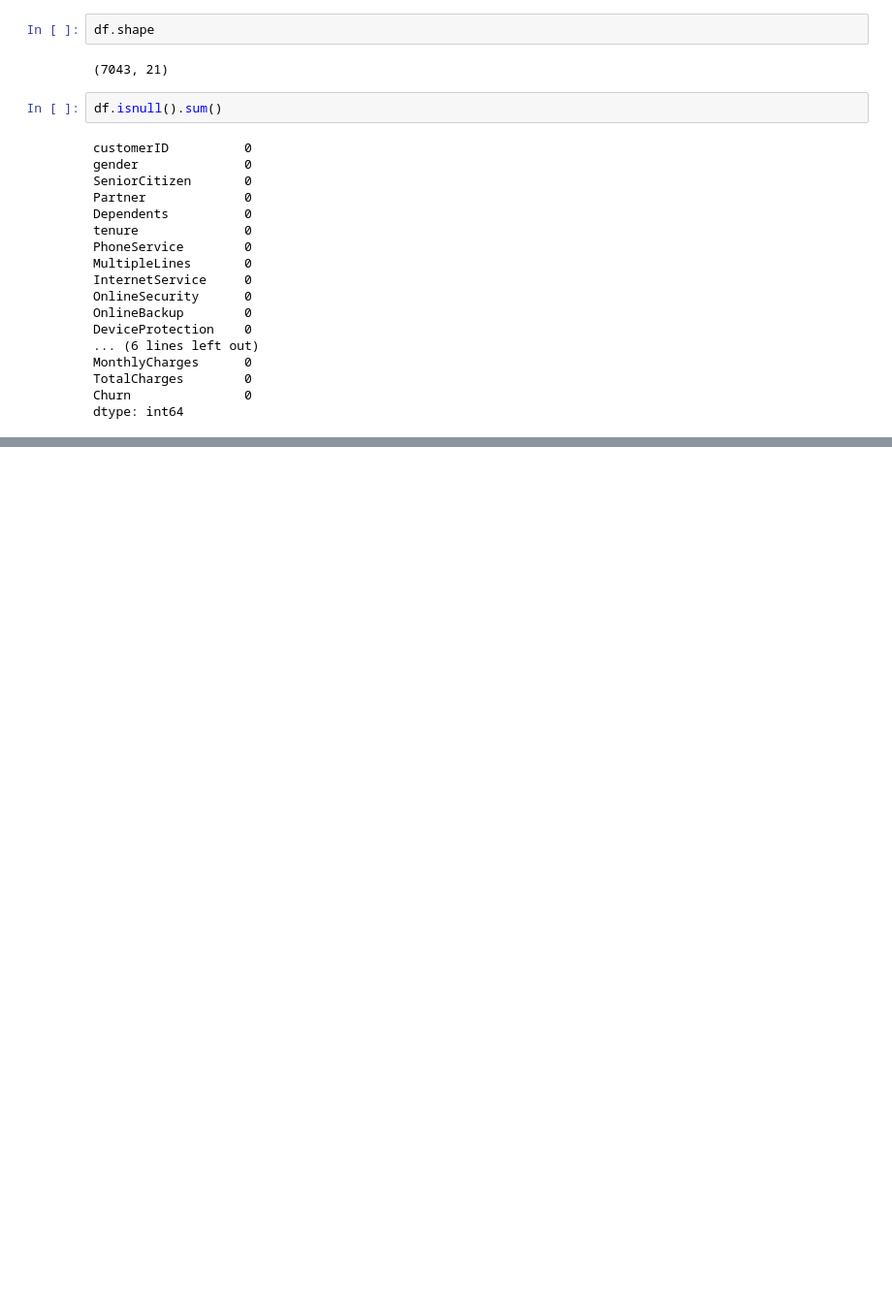
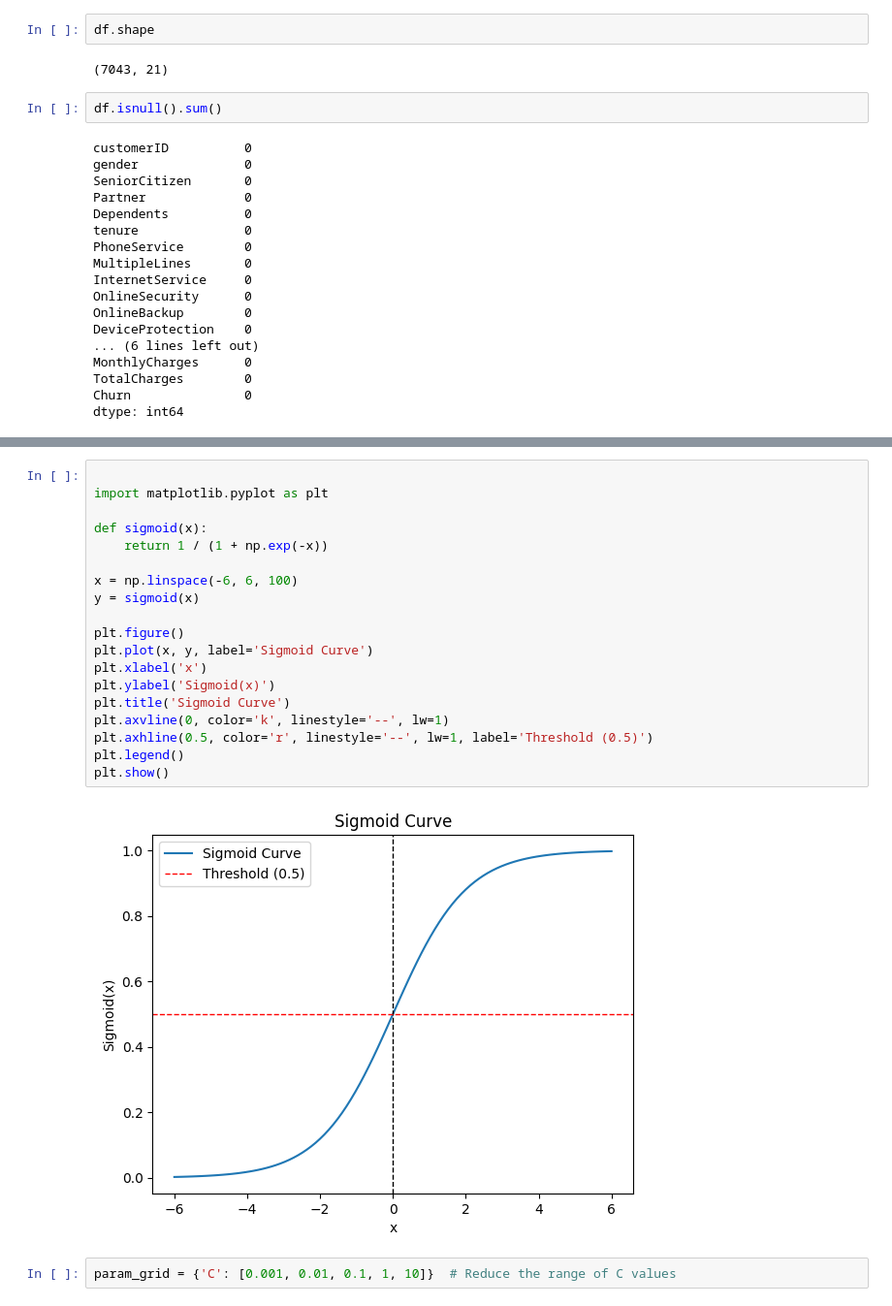
Before and after one commit to Donalizasaji/LAB, a Jupyter notebook: Lab_05.ipynb, the cells around one changed output, grey strips where cells are left out. Shown at 97% size. Cells and saved outputs as stored; diff of their text form; blank space fills up the shorter version.

```diff
--- a/Lab_05.ipynb
+++ b/Lab_05.ipynb
@@ -53,0 +181,23 @@ dtype: int64
+# %%
+
+import matplotlib.pyplot as plt
+
+def sigmoid(x):
+    return 1 / (1 + np.exp(-x))
+
+x = np.linspace(-6, 6, 100)
+y = sigmoid(x)
+
+plt.figure()
+plt.plot(x, y, label='Sigmoid Curve')
+plt.xlabel('x')
+plt.ylabel('Sigmoid(x)')
+plt.title('Sigmoid Curve')
+plt.axvline(0, color='k', linestyle='--', lw=1)
+plt.axhline(0.5, color='r', linestyle='--', lw=1, label='Threshold (0.5)')
+plt.legend()
+plt.show()
+# %% [output]
+[figure, added]
+# %%
+param_grid = {'C': [0.001, 0.01, 0.1, 1, 10]}  # Reduce the range of C values
```
Also changed, not shown: parts of 12 cells of this notebook.
